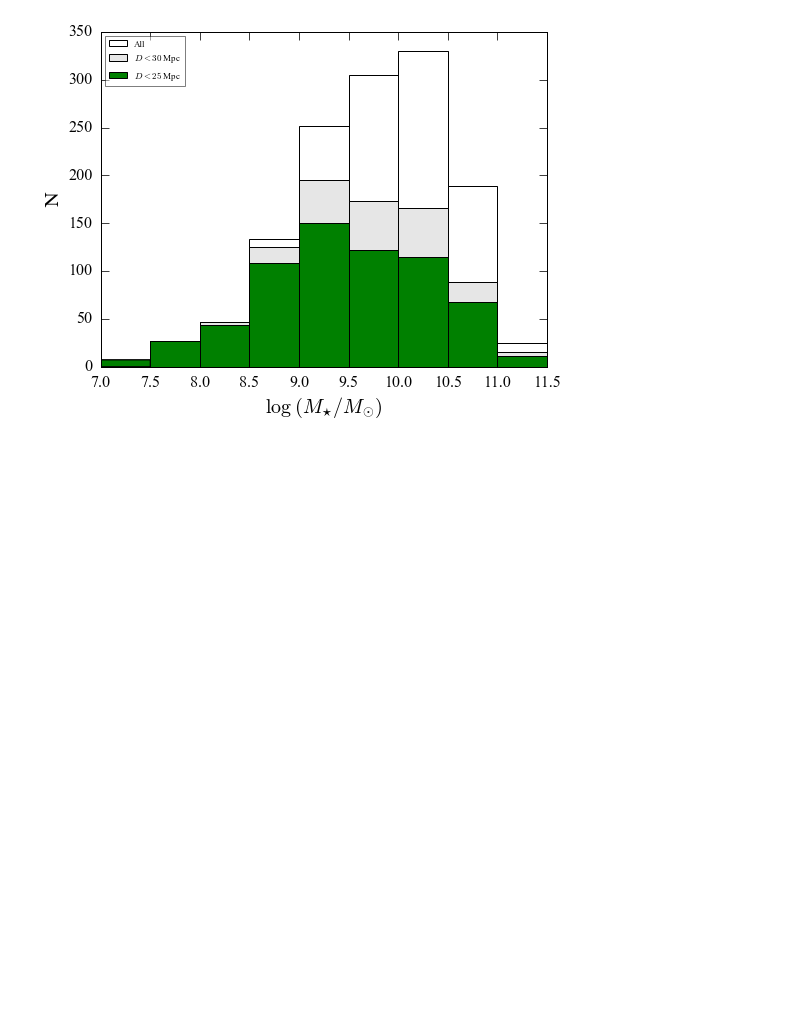
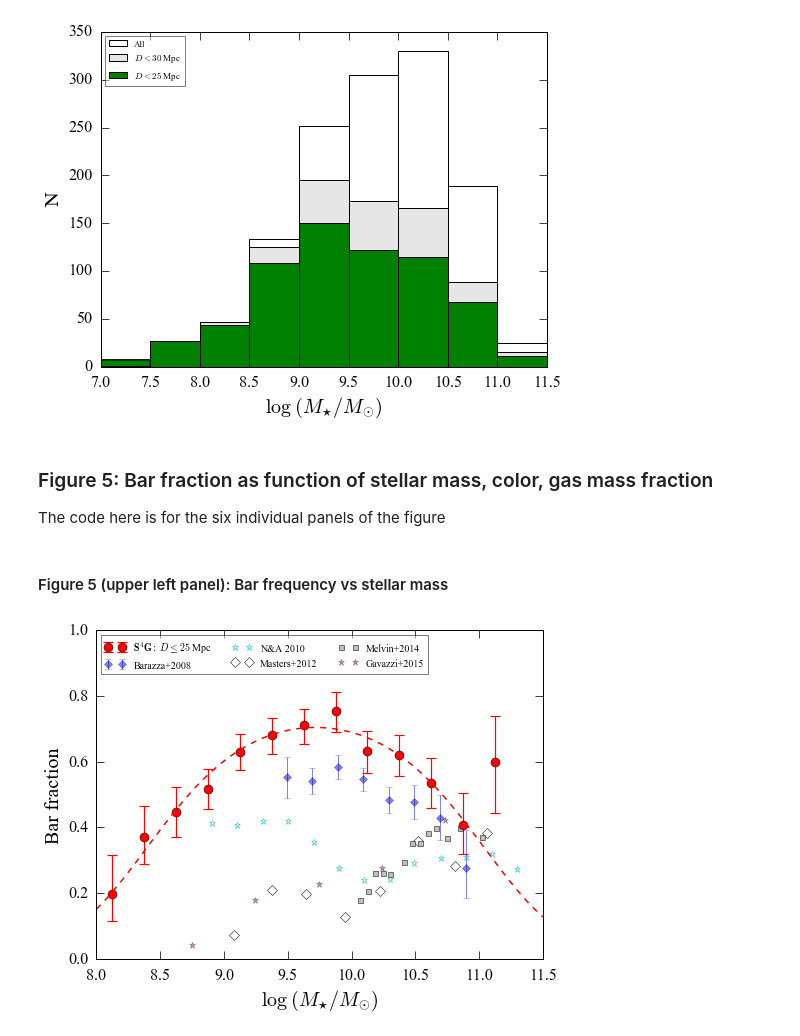
Before and after one commit to perwin/s4g_barfractions, a Jupyter notebook: s4gbars_main.ipynb, the cells around one changed output. Saved outputs shown, nothing was run; the diff lists cells and outputs as text; code cells hidden in the pictures; blank space fills up the shorter version.

Commit message:
Added more plotting code to s4gbars_main.ipynp; added PlotFrequenciesWithWeights to plotutils.py

```diff
--- a/s4gbars_main.ipynb
+++ b/s4gbars_main.ipynb
@@ -69,6 +69,24 @@ def logistic_polyn( x, params ):
         logit += b * x**(n + 1)
 
     return 1.0 / (1.0 + np.exp(-logit))
+
+
+def GetBarazzaData( fname ):
+    """Retrieve bar fractions and total galaxy counts per bin for Barazza+2008 data
+    (their Fig. 19); calculates proper binomial confidence intervals.
+    """
+    dlines = [line for line in open(fname) if line[0] != '#' and len(line) > 1]
+    x = np.array([float(line.split()[0]) for line in dlines])
+    f = np.array([float(line.split()[1]) for line in dlines])
+    n = np.array([int(line.split()[2]) for line in dlines])
+    n_bars = np.round(f*n)
+    e_low_vect = []
+    e_high_vect = []
+    for i in range(len(x)):
+        dummy,e_low,e_high = astrostat.Binomial(n_bars[i], n[i])
+        e_low_vect.append(e_low)
+        e_high_vect.append(e_high)
+    return (x, f, np.array(e_low_vect), np.array(e_high_vect))
 # %% [markdown]
 ### Defining different subsamples via index vectors
 
@@ -439,3 +457,50 @@ legend(fontsize=9, loc='upper left', framealpha=0.5)
 if savePlots: savefig(plotDir+"logmstar_hist.pdf")
 # %% [output]
 [figure]
+# %% [markdown]
+### Figure 5: Bar fraction as function of stellar mass, color, gas mass fraction
+
+The code here is for the six individual panels of the figure
+# %% [markdown]
+#### Figure 5 (upper left panel): Bar frequency vs stellar mass
+# %%
+# load Barazza+2008 bar frequencies
+logmstar_b08,fbar_b08,fbar_e_low_b08,fbar_e_high_b08 = GetBarazzaData(baseDir+"f_bar_trends-from-literature/fbar-vs-logmstar_barazza+2008.txt")
+
+# load other SDSS-based bar frequencies
+logmstar_na10,fbar_na10 = profiles.ReadProfile(baseDir+"f_bar_trends-from-literature/fbar-vs-logMstar_nair-abraham2010.txt")
+logmstar_m12,fbar_m12 = profiles.ReadProfile(baseDir+"f_bar_trends-from-literature/fbar-vs-logmstar_masters+2012.txt")
+logmstar_m14,fbar_m14 = profiles.ReadProfile(baseDir+"f_bar_trends-from-literature/fbar-vs-logmstar_melvin+2014.txt")
+logmstar_g15,fbar_g15 = profiles.ReadProfile(baseDir+"f_bar_trends-from-literature/fbar-vs-logmstar_gavazzi+2015.txt")
+
+# quadratic logistic fit (using weights) -- see R notebook s4gbars_R_logistic-regression.ipynb
+# for determination of parameters
+logistic_params = [-82.2446, 17.1052, -0.8801]
+mm = np.arange(8.0,11.51,0.01)
+logistic_fit2w = logistic_polyn(mm, logistic_params)
+
+# plot SDSS-based bar frequencies
+plt.plot(logmstar_na10, fbar_na10, '*', mfc="None",mec='c', ms=7,label='N&A 2010')
+plt.plot(logmstar_m12, fbar_m12, 'D', mfc="None",mec='k', ms=7,label='Masters+2012')
+plt.plot(logmstar_m14, fbar_m14, 's', mfc="0.75",mec='k', ms=5,label='Melvin+2014')
+plt.plot(logmstar_g15, fbar_g15, '*', color='m', alpha=0.5, ms=7,label='Gavazzi+2015')
+ss1_bold = r"$\mathbf{S^{4}G:}$ $D \leq 25$ Mpc"
+
+# plot S4G bar frequencies and quadratic logistic fit
+pu.PlotFrequencyWithWeights(s4gdata.logmstar, s4gdata.w25, ii_barred_limited1, ii_unbarred_limited1, 8.0, 11.3,0.25, fmt='ro', ms=9, noErase=True, label=ss1_bold)
+plt.plot(mm, logistic_fit2w, 'r--', lw=1.5)
+plt.errorbar(logmstar_b08, fbar_b08, yerr=[fbar_e_low_b08,fbar_e_high_b08], fmt='bD',alpha=0.5, label='Barazza+2008')
+plt.ylim(0,1)
+plt.xlabel(xtmstar); plt.ylabel('Bar fraction')
+
+# re-order labels in legend
+ax = plt.gca()
+handles,labels = ax.get_legend_handles_labels()
+handles = [handles[4], handles[5], handles[0], handles[1], handles[2], handles[3]]
+labels = [labels[4], labels[5], labels[0], labels[1], labels[2], labels[3]]
+legend(handles, labels, loc="upper left", fontsize=10, ncol=3, framealpha=0.5)
+# push bottom of plot upwards so that x-axis label isn't clipped in PDF output
+plt.subplots_adjust(bottom=0.14)
+if savePlots: plt.savefig(plotDir+"fbar-vs-logmstar.pdf")
+# %% [output]
+[figure, added]
```
Also changed, not shown: parts of 10 cells of this notebook, 1 other file.
